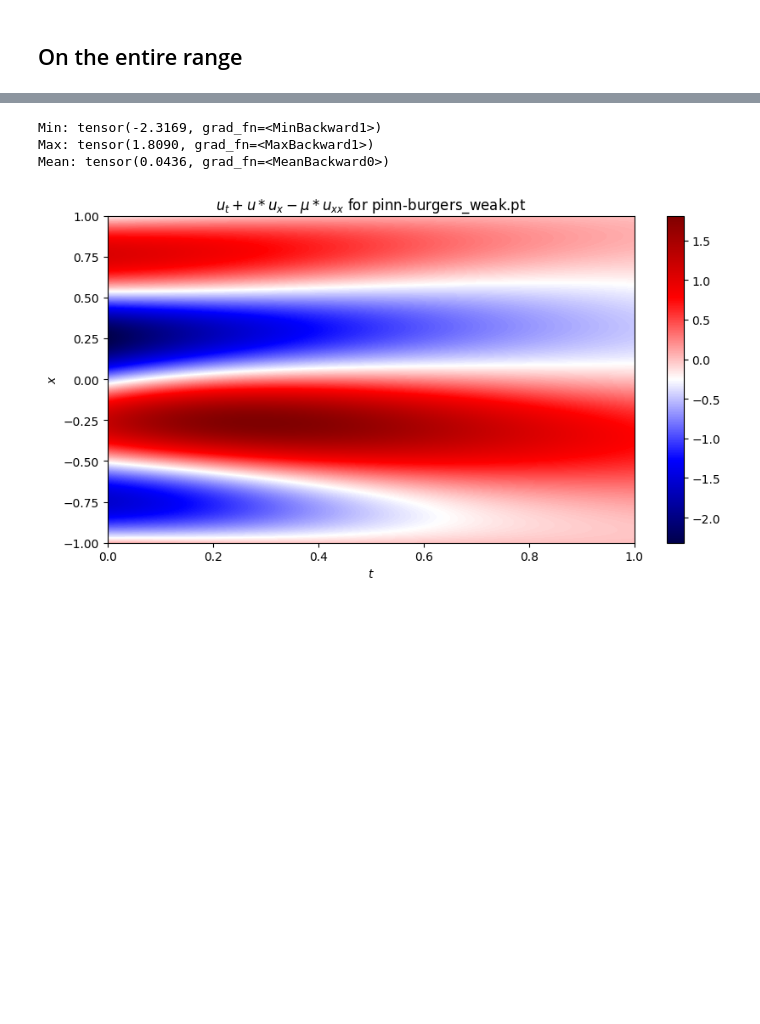
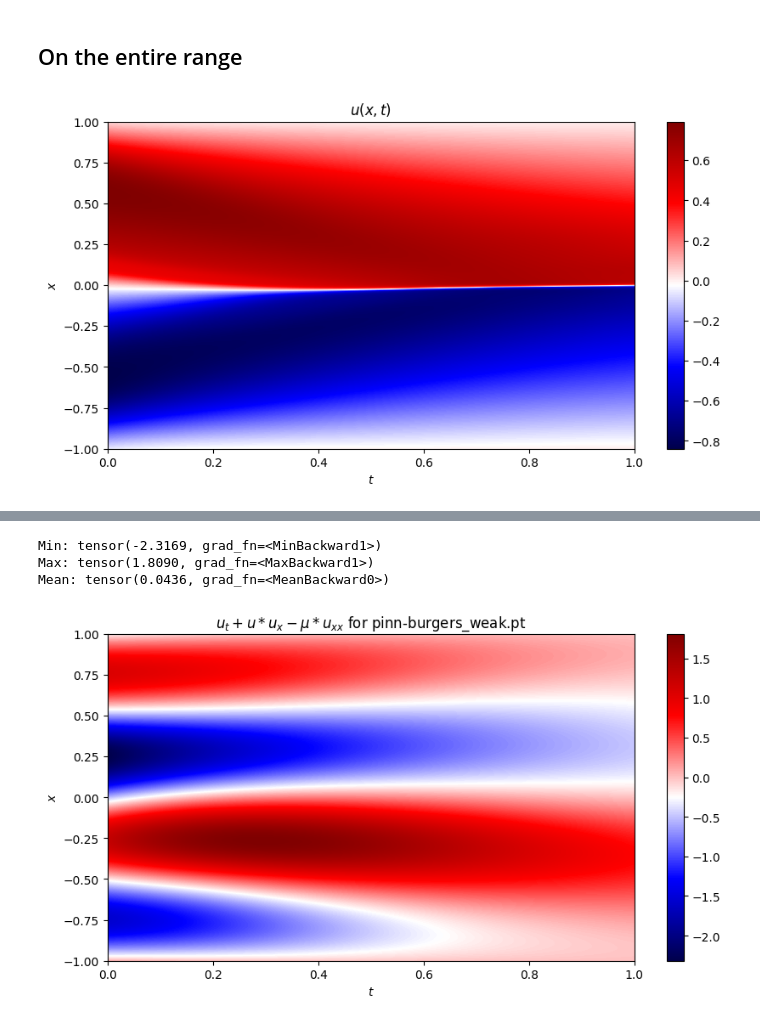
Before and after one commit to avaljotsingh/Verification-of-PINNs, a Jupyter notebook: experiments/Results.ipynb, the cells around one changed output, grey strips where cells are left out. Saved outputs shown, nothing was run; the diff lists cells and outputs as text; code cells hidden in the pictures; blank space fills up the shorter version.

```diff
--- a/experiments/Results.ipynb
+++ b/experiments/Results.ipynb
@@ -6,3 +6,8 @@ from util import visualize_residual_error, compute_pinn_bounds_using_input_split
 # %% [markdown]
 ## On the entire range
+# %%
+model = "../trained_models/pinn-burgers-vis-1500.pt"
+plot_actual_model(model)
+# %% [output]
+[figure, added]
 # %%
```
Also changed, not shown: parts of 9 cells of this notebook, 1 other file.
